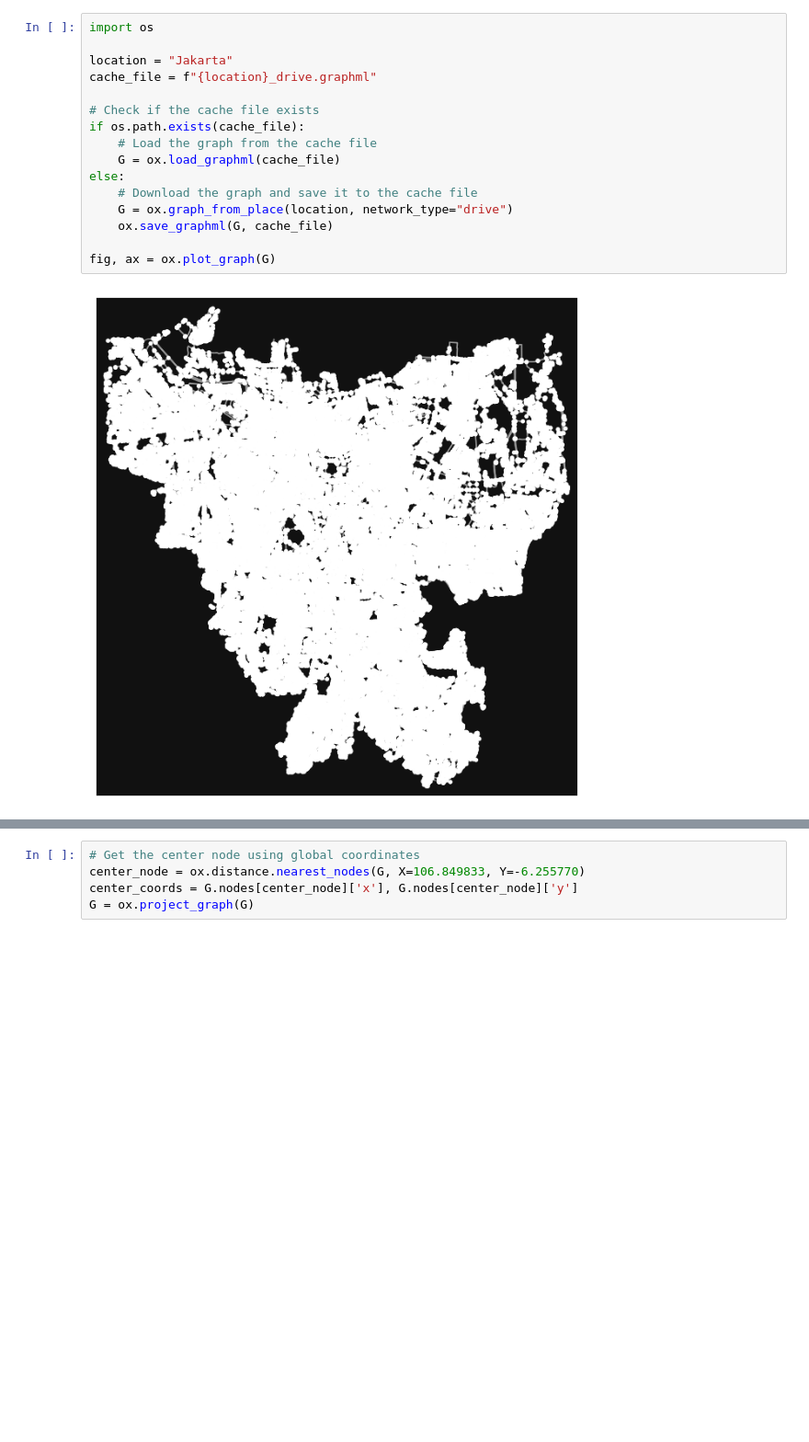
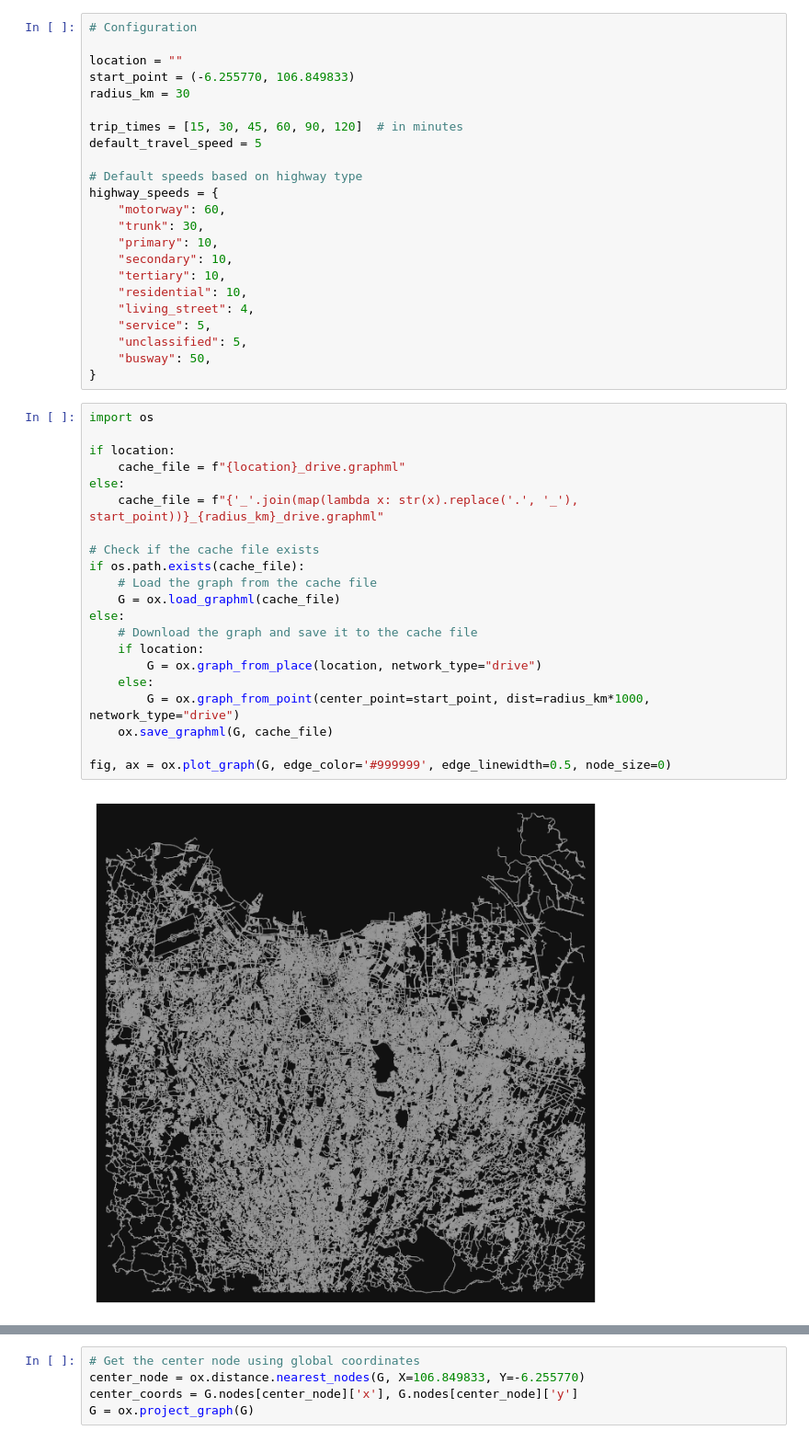
Before and after one commit to adhikasp/geo-exploration, a Jupyter notebook: explore.ipynb, the cells around one changed output, grey strips where cells are left out. Shown at 92% size. Saved outputs shown, nothing was run; the diff lists cells and outputs as text; blank space fills up the shorter version.

```diff
--- a/explore.ipynb
+++ b/explore.ipynb
@@ -5,21 +6,49 @@ import osmnx as ox
 ox.__version__
 # %% [output]
 '1.9.4'
+# %%
+# Configuration
+
+location = ""
+start_point = (-6.255770, 106.849833)
+radius_km = 30
+
+trip_times = [15, 30, 45, 60, 90, 120]  # in minutes
+default_travel_speed = 5
+
+# Default speeds based on highway type
+highway_speeds = {
+    "motorway": 60,
+    "trunk": 30,
+    "primary": 10,
+    "secondary": 10,
+    "tertiary": 10,
+    "residential": 10,
+    "living_street": 4,
+    "service": 5,
+    "unclassified": 5,
+    "busway": 50,
+}
 # %%
 import os
 
-location = "Jakarta"
-cache_file = f"{location}_drive.graphml"
+if location:
+    cache_file = f"{location}_drive.graphml"
+else:
+    cache_file = f"{'_'.join(map(lambda x: str(x).replace('.', '_'), start_point))}_{radius_km}_drive.graphml"
 
 # Check if the cache file exists
 if os.path.exists(cache_file):
     # Load the graph from the cache file
     G = ox.load_graphml(cache_file)
 else:
     # Download the graph and save it to the cache file
-    G = ox.graph_from_place(location, network_type="drive")
+    if location:
+        G = ox.graph_from_place(location, network_type="drive")
+    else:
+        G = ox.graph_from_point(center_point=start_point, dist=radius_km*1000, network_type="drive")
     ox.save_graphml(G, cache_file)
 
-fig, ax = ox.plot_graph(G)
+fig, ax = ox.plot_graph(G, edge_color='#999999', edge_linewidth=0.5, node_size=0)
 # %% [output]
-[figure, old version]
+[figure, new version]
```
Also changed, not shown: parts of 19 cells of this notebook, 4 other files.
